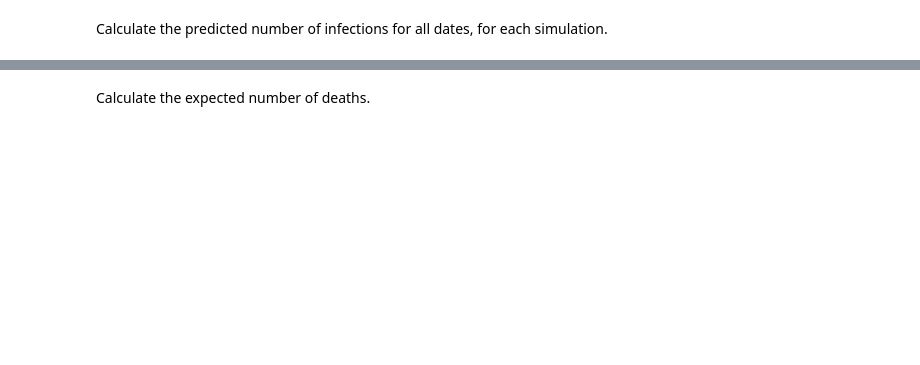
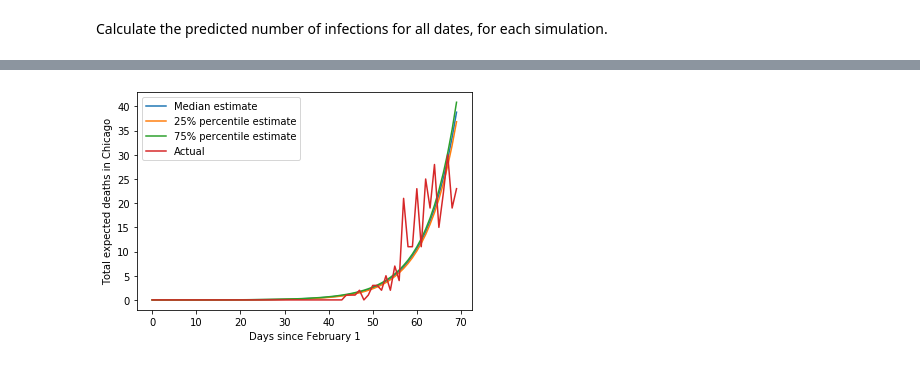
Before and after one commit to Inoueian/covid_19, a Jupyter notebook: notebooks/exponential_model.ipynb, the cells around one changed output, grey strips where cells are left out. Cells and saved outputs as stored; diff of their text form; code cells hidden in the pictures; blank space fills up the shorter version.

```diff
--- a/notebooks/exponential_model.ipynb
+++ b/notebooks/exponential_model.ipynb
@@ -230,18 +207,15 @@ Plot the first 17 days of March though. This should be fairly reliable.
 # %%
-x = np.arange(29, 29 + 17)
-y_median = np.array([get_percentile_at_t(time, 50)
-                   for time in x])
-y_25 = np.array([get_percentile_at_t(time, 25)
-                  for time in x])
-y_75 = np.array([get_percentile_at_t(time, 75)
-                  for time in x])
-plt.plot(x, y_median, label='Mean estimate')
-plt.plot(x, y_25, label='25% percentile estimate')
-plt.plot(x, y_75, label='75% percentile estimate')
+x = np.arange(num_days)
+deaths_median = cf.percentile_prediction(deaths_matrix, 50)
+deaths_25 = cf.percentile_prediction(deaths_matrix, 25)
+deaths_75 = cf.percentile_prediction(deaths_matrix, 75)
+plt.plot(x, deaths_median, label='Median estimate')
+plt.plot(x, deaths_25, label='25% percentile estimate')
+plt.plot(x, deaths_75, label='75% percentile estimate')
+plt.plot(x, death_list, label='Actual')
 plt.xlabel('Days since February 1')
-plt.ylabel('Total infections in Chicago')
+plt.ylabel('Total expected deaths in Chicago')
 plt.legend()
-# plt.yscale('log')
 plt.show()
+# %% [output]
+[figure, added]
-# %% [markdown]
-Calculate the expected number of deaths.
```
Also changed, not shown: parts of 26 cells of this notebook, 2 other files.
